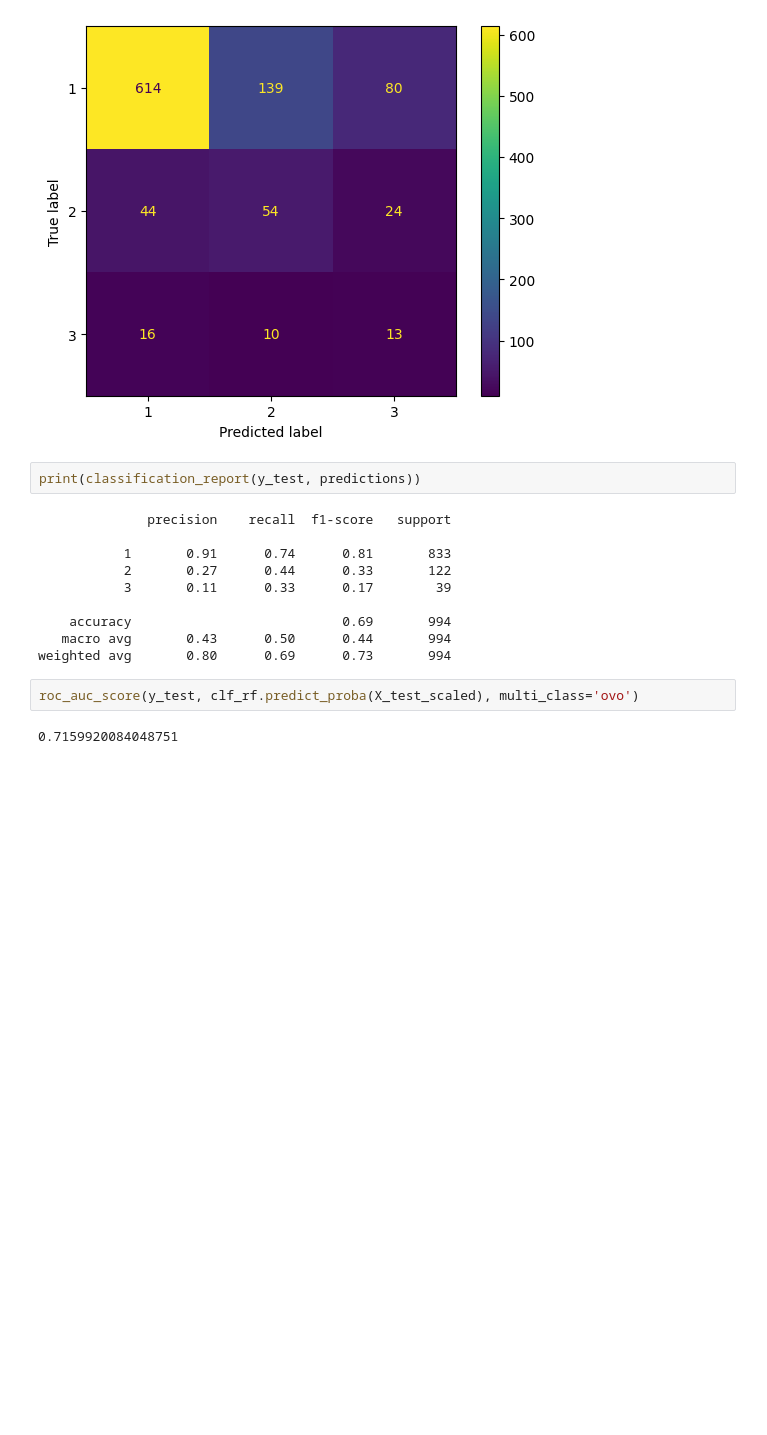
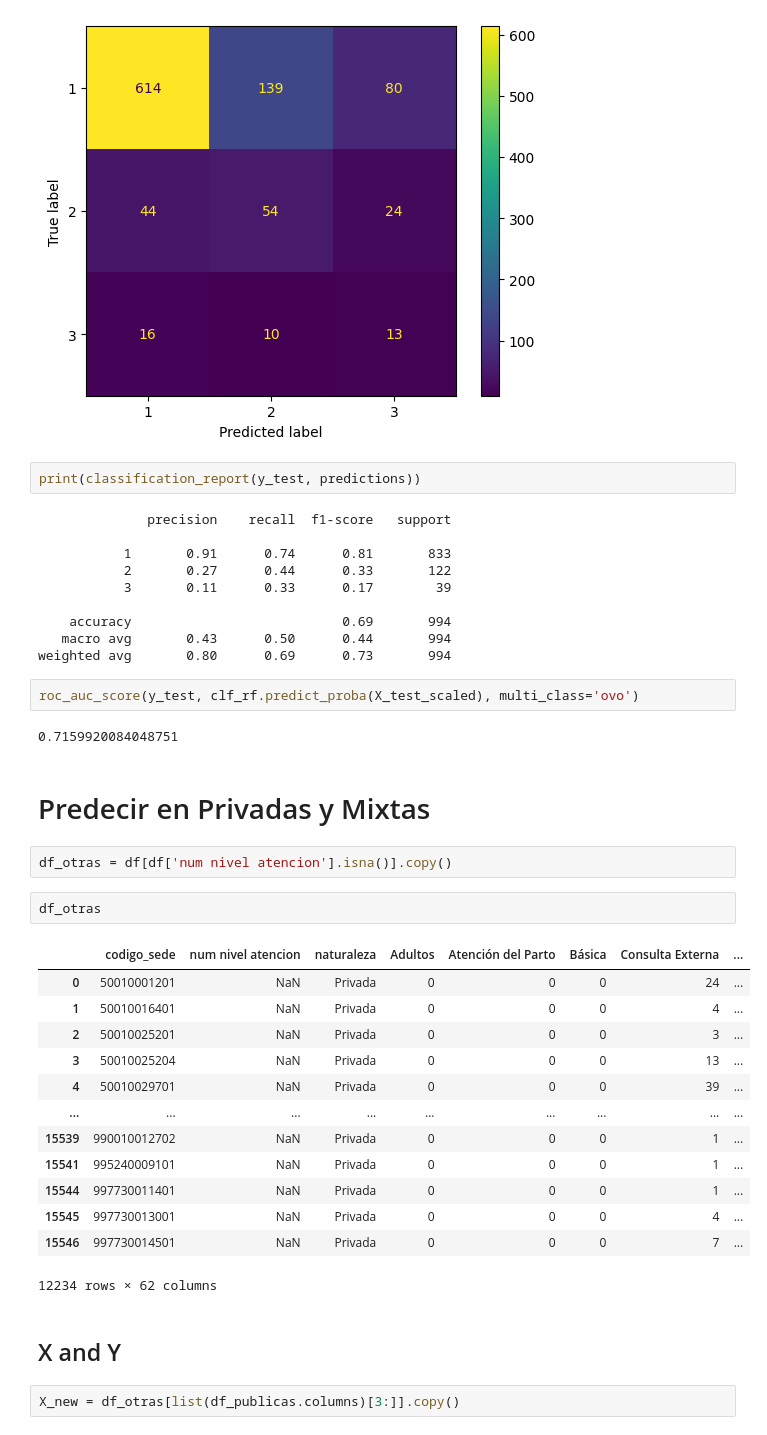
Before and after one commit to ProyectoDeGrado-2023-20/PG, a Jupyter notebook: Ideas/Models/Bagging Trees.ipynb, the cells around one changed output. Drawn from its saved outputs; the diff is of its cells as text; blank space fills up the shorter version.

```diff
--- a/Ideas/Models/Bagging Trees.ipynb
+++ b/Ideas/Models/Bagging Trees.ipynb
@@ -236,3 +249,27 @@ weighted avg       0.80      0.69      0.73       994
 roc_auc_score(y_test, clf_rf.predict_proba(X_test_scaled), multi_class='ovo')
 # %% [output]
 0.7159920084048751
+# %% [markdown]
+# Predecir en Privadas y Mixtas
+# %%
+df_otras = df[df['num nivel atencion'].isna()].copy()
+# %%
+df_otras
+# %% [output]
+|  | codigo_sede | num nivel atencion | naturaleza | Adultos | Atención del Parto | Básica | Consulta Externa | ... |
+| 0 | 50010001201 | NaN | Privada | 0 | 0 | 0 | 24 | ... |
+| 1 | 50010016401 | NaN | Privada | 0 | 0 | 0 | 4 | ... |
+| 2 | 50010025201 | NaN | Privada | 0 | 0 | 0 | 3 | ... |
+| 3 | 50010025204 | NaN | Privada | 0 | 0 | 0 | 13 | ... |
+| 4 | 50010029701 | NaN | Privada | 0 | 0 | 0 | 39 | ... |
+| ... | ... | ... | ... | ... | ... | ... | ... | ... |
+| 15539 | 990010012702 | NaN | Privada | 0 | 0 | 0 | 1 | ... |
+| 15541 | 995240009101 | NaN | Privada | 0 | 0 | 0 | 1 | ... |
+| 15544 | 997730011401 | NaN | Privada | 0 | 0 | 0 | 1 | ... |
+| 15545 | 997730013001 | NaN | Privada | 0 | 0 | 0 | 4 | ... |
+| 15546 | 997730014501 | NaN | Privada | 0 | 0 | 0 | 7 | ... |
+12234 rows × 62 columns
+# %% [markdown]
+## X and Y
+# %%
+X_new = df_otras[list(df_publicas.columns)[3:]].copy()
```
Also changed, not shown: parts of 8 cells of this notebook.
